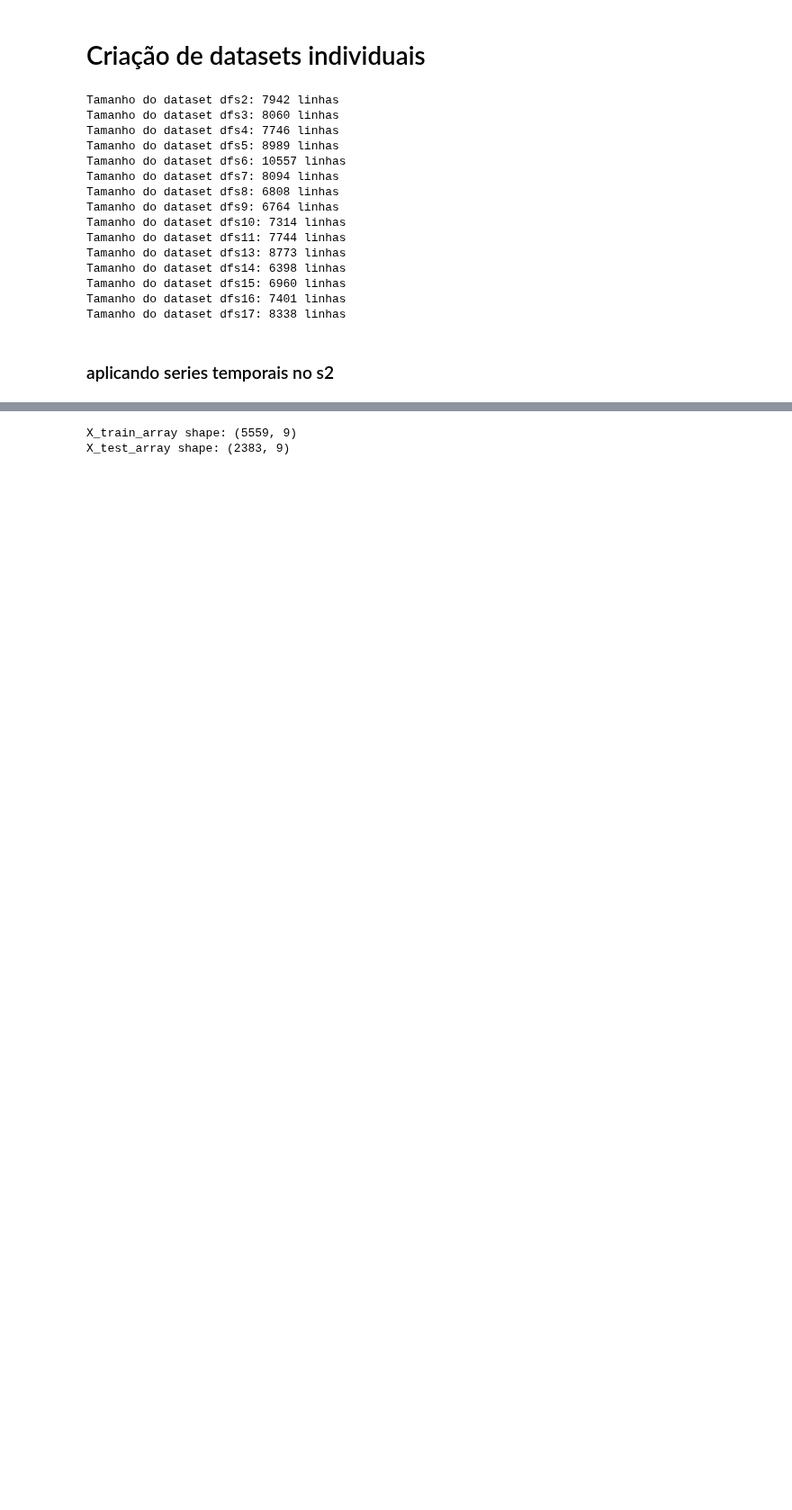
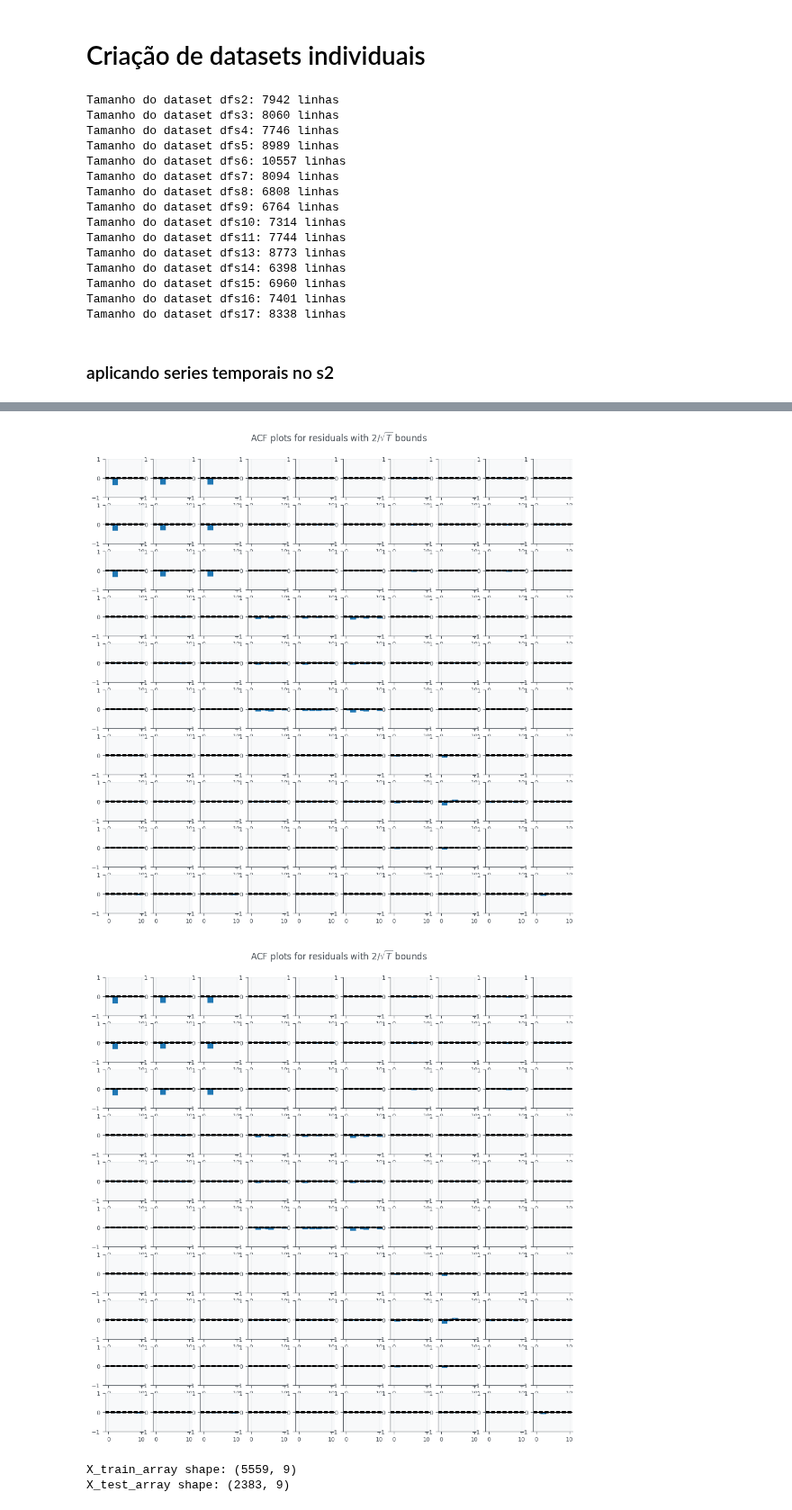
Before and after one commit to luizacastilho/XAI_STRESS, a Jupyter notebook: WESAD/analysiswesad.ipynb, the cells around one changed output, grey strips where cells are left out. Shown at 90% size. Drawn from its saved outputs; the diff is of its cells as text; code cells hidden in the pictures; blank space fills up the shorter version.

```diff
--- a/WESAD/analysiswesad.ipynb
+++ b/WESAD/analysiswesad.ipynb
@@ -470,3 +582,8 @@ from sklearn.metrics import mean_squared_error
+# %%
+results.plot_acorr()
+# %% [output]
+[figure, added]
+[figure, added]
 # %%
 X = dfs2.drop(columns=["label_mean"])
 y = dfs2["label_mean"].astype(int)
```
Also changed, not shown: parts of 28 cells of this notebook.
